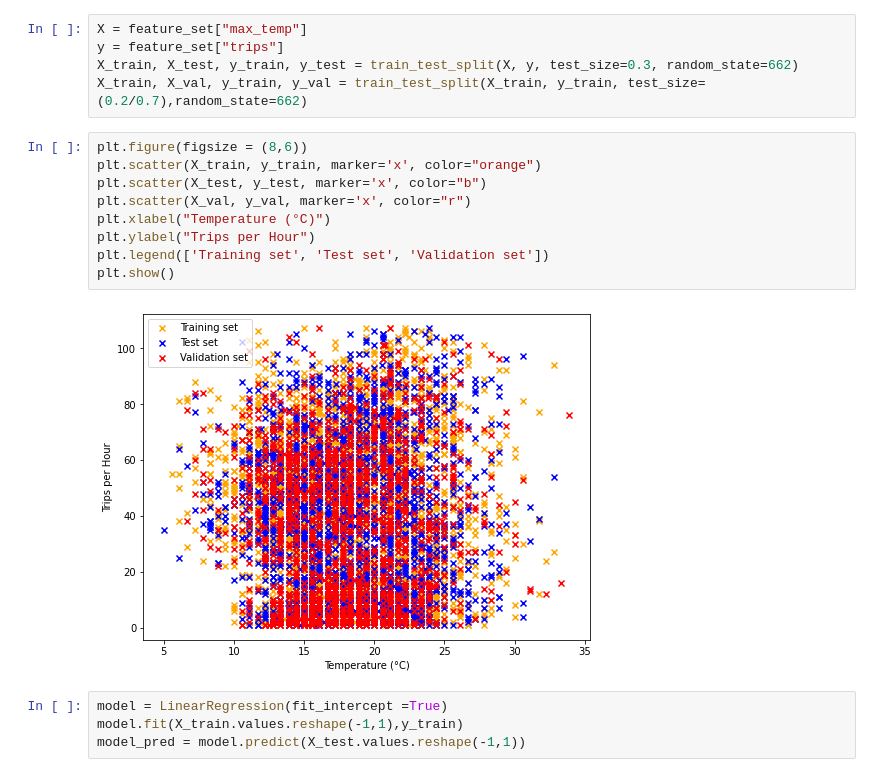
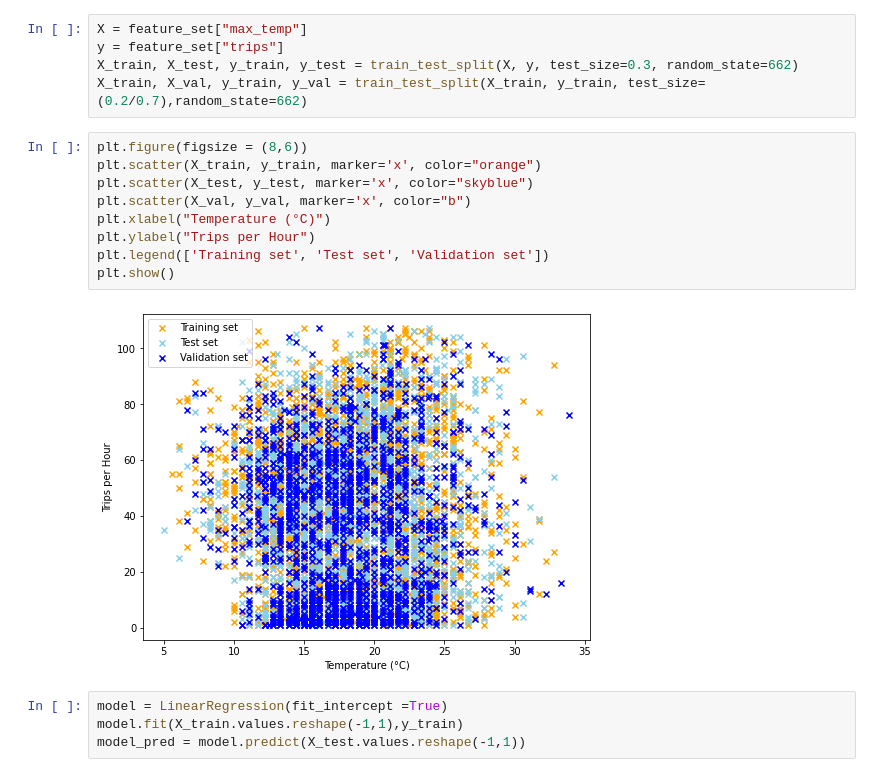
Before and after one commit to mschwa1010/AA_2022-23_Team_8, a Jupyter notebook: Prediction.ipynb, the cells around one changed output. Drawn from its saved outputs; the diff is of its cells as text.

```diff
--- a/Prediction.ipynb
+++ b/Prediction.ipynb
@@ -88,14 +88,14 @@ X_train, X_val, y_train, y_val = train_test_split(X_train, y_train, test_size=(0
 # %%
 plt.figure(figsize = (8,6))
 plt.scatter(X_train, y_train, marker='x', color="orange")
-plt.scatter(X_test, y_test, marker='x', color="b")
-plt.scatter(X_val, y_val, marker='x', color="r")
+plt.scatter(X_test, y_test, marker='x', color="skyblue")
+plt.scatter(X_val, y_val, marker='x', color="b")
 plt.xlabel("Temperature (°C)")
 plt.ylabel("Trips per Hour")
 plt.legend(['Training set', 'Test set', 'Validation set'])
 plt.show()
 # %% [output]
-[figure, old version]
+[figure, new version]
 # %%
 model = LinearRegression(fit_intercept =True)
 model.fit(X_train.values.reshape(-1,1),y_train)
```
Also changed, not shown: parts of 19 cells of this notebook, 1 other file.
